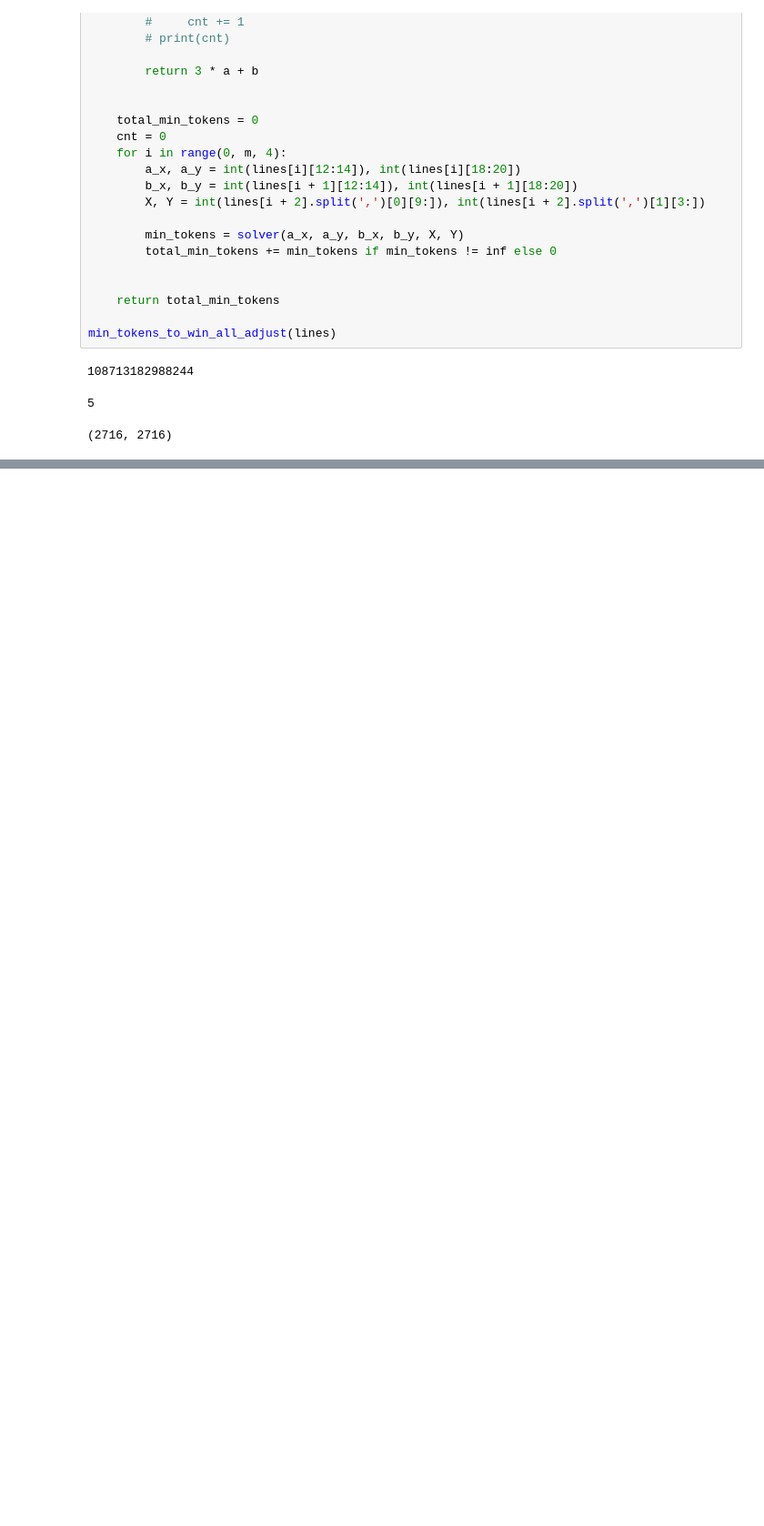
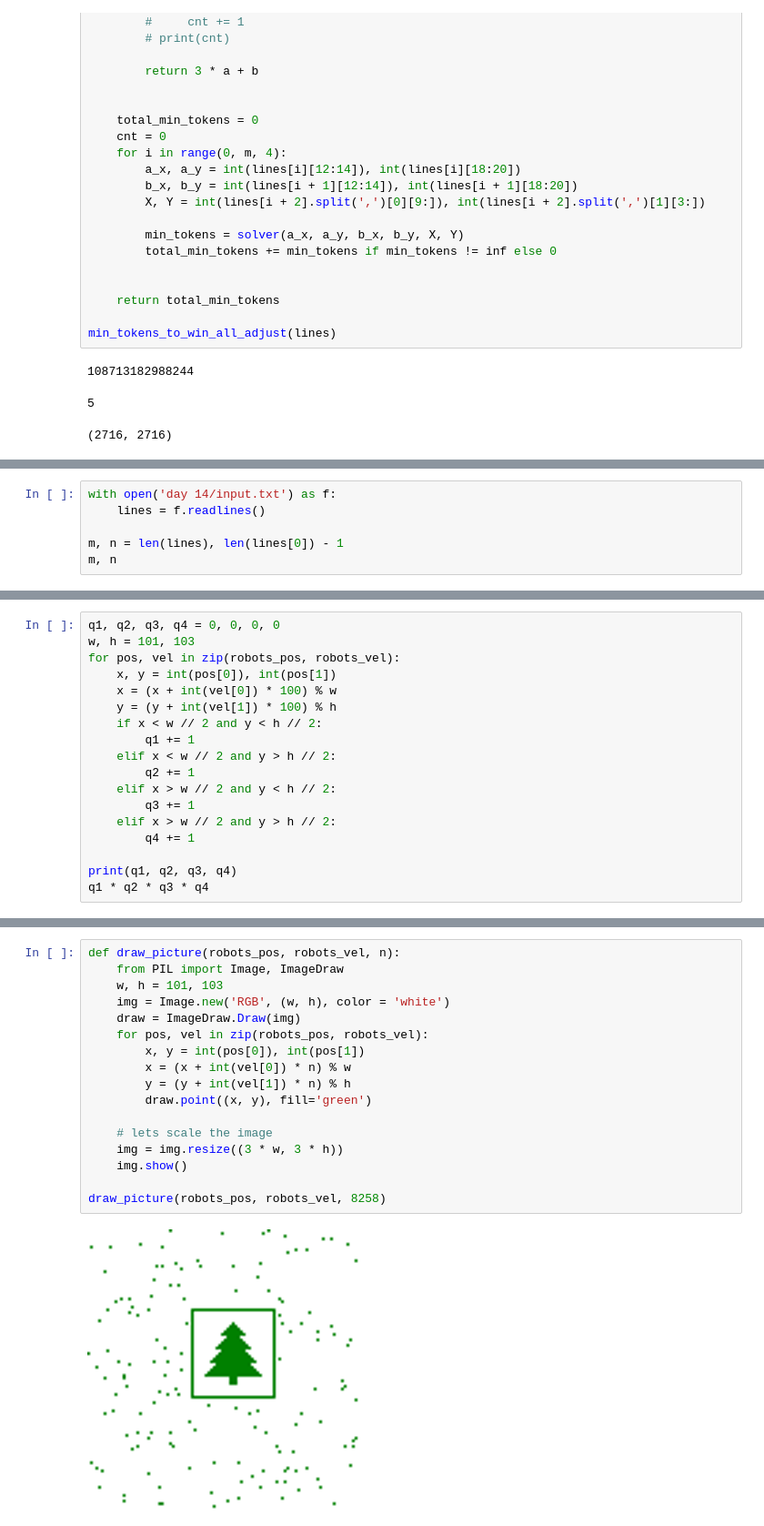
Before and after one commit to davidmiheev/aoc-2024, a Jupyter notebook: advent_of_code_2024.ipynb, the cells around one changed output, grey strips where cells are left out. Shown at 91% size. Drawn from its saved outputs; the diff is of its cells as text; blank space fills up the shorter version.

```diff
--- a/advent_of_code_2024.ipynb
+++ b/advent_of_code_2024.ipynb
@@ -1200,0 +1203,6 @@ min_tokens_to_win_all_adjust(lines)
+# %%
+with open('day 14/input.txt') as f:
+    lines = f.readlines()
+
+m, n = len(lines), len(lines[0]) - 1
+m, n
@@ -1200,0 +1243,18 @@ min_tokens_to_win_all_adjust(lines)
+# %%
+q1, q2, q3, q4 = 0, 0, 0, 0
+w, h = 101, 103
+for pos, vel in zip(robots_pos, robots_vel):
+    x, y = int(pos[0]), int(pos[1])
+    x = (x + int(vel[0]) * 100) % w
+    y = (y + int(vel[1]) * 100) % h
+    if x < w // 2 and y < h // 2:
+        q1 += 1
+    elif x < w // 2 and y > h // 2:
+        q2 += 1
+    elif x > w // 2 and y < h // 2:
+        q3 += 1
+    elif x > w // 2 and y > h // 2:
+        q4 += 1
+
+print(q1, q2, q3, q4)
+q1 * q2 * q3 * q4
@@ -1200,0 +1286,19 @@ min_tokens_to_win_all_adjust(lines)
+# %%
+def draw_picture(robots_pos, robots_vel, n):
+    from PIL import Image, ImageDraw
+    w, h = 101, 103
+    img = Image.new('RGB', (w, h), color = 'white')
+    draw = ImageDraw.Draw(img)
+    for pos, vel in zip(robots_pos, robots_vel):
+        x, y = int(pos[0]), int(pos[1])
+        x = (x + int(vel[0]) * n) % w
+        y = (y + int(vel[1]) * n) % h
+        draw.point((x, y), fill='green')
+
+    # lets scale the image
+    img = img.resize((3 * w, 3 * h))
+    img.show()
+
+draw_picture(robots_pos, robots_vel, 8258)
+# %% [output]
+[figure, added]
```
Also changed, not shown: parts of 29 cells of this notebook, 3 other files.
